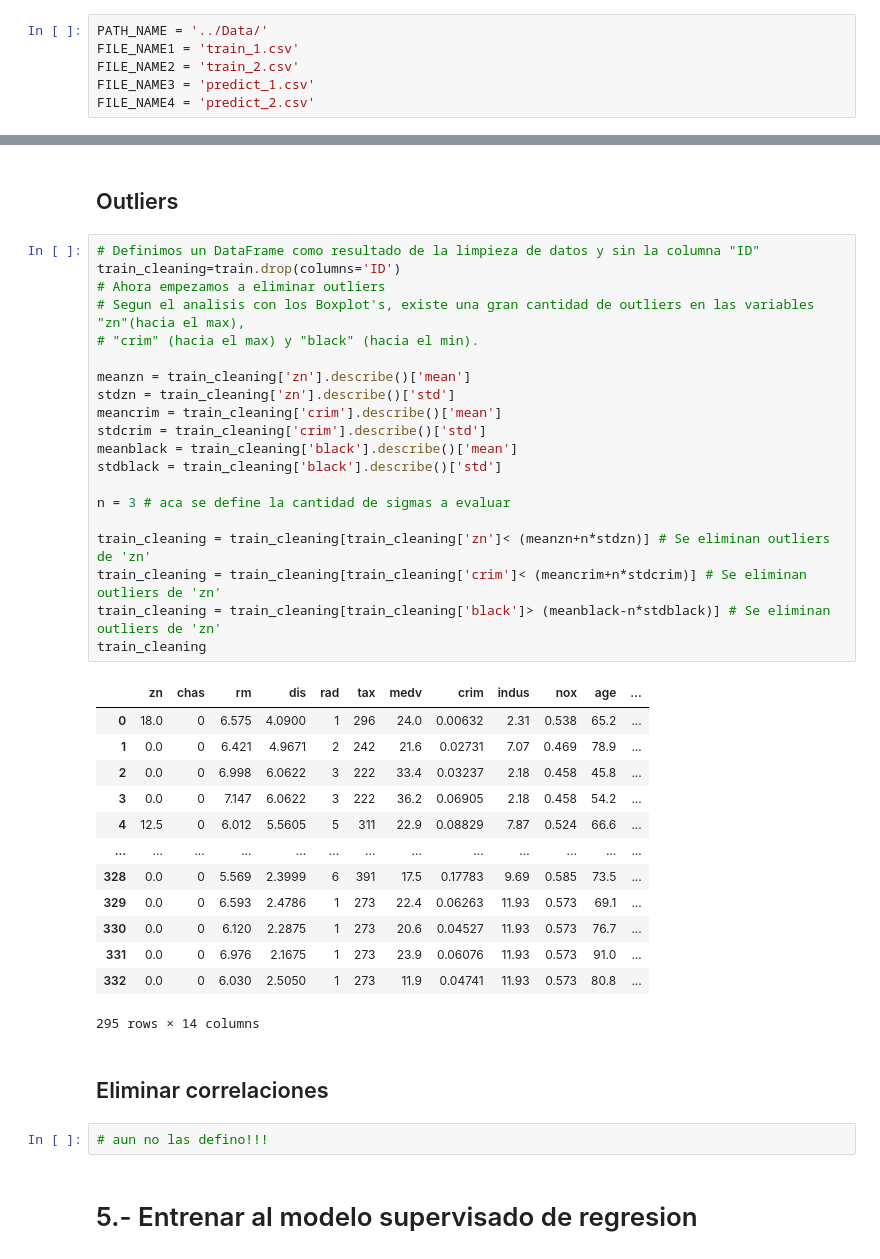
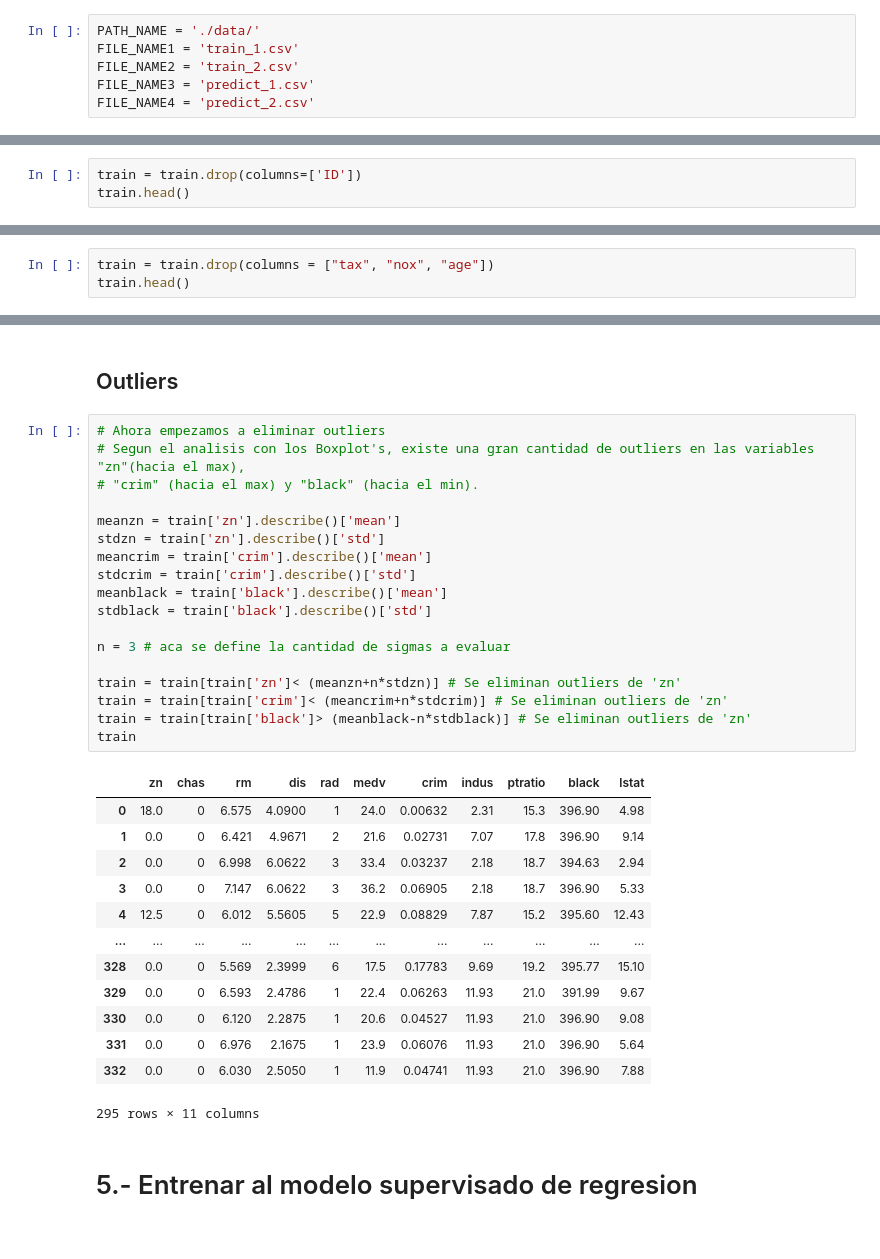
Before and after one commit to Maartin73/Data-Science-Advanced-Analytics, a Jupyter notebook: MartinR_CarranzaJ_Ejercicio_4.4.ipynb, the cells around one changed output, grey strips where cells are left out. Saved outputs shown, nothing was run; the diff lists cells and outputs as text.

```diff
--- a/MartinR_CarranzaJ_Ejercicio_4.4.ipynb
+++ b/MartinR_CarranzaJ_Ejercicio_4.4.ipynb
@@ -21,5 +56,5 @@ from sklearn import metrics
 # %%
-PATH_NAME = '../Data/'
+PATH_NAME = './data/'
 FILE_NAME1 = 'train_1.csv'
 FILE_NAME2 = 'train_2.csv'
 FILE_NAME3 = 'predict_1.csv'
@@ -219,0 +309,3 @@ Existencia de duplicados
+# %%
+train = train.drop(columns=['ID'])
+train.head()
@@ -258,0 +401,3 @@ correlation_table.where(filter_1 | filter_2).groupby('corr_columns').sum()
+# %%
+train = train.drop(columns = ["tax", "nox", "age"])
+train.head()
@@ -285,43 +438,37 @@ for col in analisis_df.columns:
 # %% [markdown]
 ## Outliers
 # %%
-# Definimos un DataFrame como resultado de la limpieza de datos y sin la columna "ID"
-train_cleaning=train.drop(columns='ID')
 # Ahora empezamos a eliminar outliers
 # Segun el analisis con los Boxplot's, existe una gran cantidad de outliers en las variables "zn"(hacia el max),
 # "crim" (hacia el max) y "black" (hacia el min).
 
-meanzn = train_cleaning['zn'].describe()['mean']
-stdzn = train_cleaning['zn'].describe()['std']
-meancrim = train_cleaning['crim'].describe()['mean']
-stdcrim = train_cleaning['crim'].describe()['std']
-meanblack = train_cleaning['black'].describe()['mean']
-stdblack = train_cleaning['black'].describe()['std']
+meanzn = train['zn'].describe()['mean']
+stdzn = train['zn'].describe()['std']
+meancrim = train['crim'].describe()['mean']
+stdcrim = train['crim'].describe()['std']
+meanblack = train['black'].describe()['mean']
+stdblack = train['black'].describe()['std']
 
 n = 3 # aca se define la cantidad de sigmas a evaluar
 
-train_cleaning = train_cleaning[train_cleaning['zn']< (meanzn+n*stdzn)] # Se eliminan outliers de 'zn'
-train_cleaning = train_cleaning[train_cleaning['crim']< (meancrim+n*stdcrim)] # Se eliminan outliers de 'zn'
-train_cleaning = train_cleaning[train_cleaning['black']> (meanblack-n*stdblack)] # Se eliminan outliers de 'zn'
-train_cleaning
+train = train[train['zn']< (meanzn+n*stdzn)] # Se eliminan outliers de 'zn'
+train = train[train['crim']< (meancrim+n*stdcrim)] # Se eliminan outliers de 'zn'
+train = train[train['black']> (meanblack-n*stdblack)] # Se eliminan outliers de 'zn'
+train
 # %% [output]
-|  | zn | chas | rm | dis | rad | tax | medv | crim | indus | nox | age | ... |
-| 0 | 18.0 | 0 | 6.575 | 4.0900 | 1 | 296 | 24.0 | 0.00632 | 2.31 | 0.538 | 65.2 | ... |
-| 1 | 0.0 | 0 | 6.421 | 4.9671 | 2 | 242 | 21.6 | 0.02731 | 7.07 | 0.469 | 78.9 | ... |
-| 2 | 0.0 | 0 | 6.998 | 6.0622 | 3 | 222 | 33.4 | 0.03237 | 2.18 | 0.458 | 45.8 | ... |
-| 3 | 0.0 | 0 | 7.147 | 6.0622 | 3 | 222 | 36.2 | 0.06905 | 2.18 | 0.458 | 54.2 | ... |
-| 4 | 12.5 | 0 | 6.012 | 5.5605 | 5 | 311 | 22.9 | 0.08829 | 7.87 | 0.524 | 66.6 | ... |
-| ... | ... | ... | ... | ... | ... | ... | ... | ... | ... | ... | ... | ... |
-| 328 | 0.0 | 0 | 5.569 | 2.3999 | 6 | 391 | 17.5 | 0.17783 | 9.69 | 0.585 | 73.5 | ... |
-| 329 | 0.0 | 0 | 6.593 | 2.4786 | 1 | 273 | 22.4 | 0.06263 | 11.93 | 0.573 | 69.1 | ... |
-| 330 | 0.0 | 0 | 6.120 | 2.2875 | 1 | 273 | 20.6 | 0.04527 | 11.93 | 0.573 | 76.7 | ... |
-| 331 | 0.0 | 0 | 6.976 | 2.1675 | 1 | 273 | 23.9 | 0.06076 | 11.93 | 0.573 | 91.0 | ... |
-| 332 | 0.0 | 0 | 6.030 | 2.5050 | 1 | 273 | 11.9 | 0.04741 | 11.93 | 0.573 | 80.8 | ... |
+|  | zn | chas | rm | dis | rad | medv | crim | indus | ptratio | black | lstat |
+| 0 | 18.0 | 0 | 6.575 | 4.0900 | 1 | 24.0 | 0.00632 | 2.31 | 15.3 | 396.90 | 4.98 |
+| 1 | 0.0 | 0 | 6.421 | 4.9671 | 2 | 21.6 | 0.02731 | 7.07 | 17.8 | 396.90 | 9.14 |
+| 2 | 0.0 | 0 | 6.998 | 6.0622 | 3 | 33.4 | 0.03237 | 2.18 | 18.7 | 394.63 | 2.94 |
+| 3 | 0.0 | 0 | 7.147 | 6.0622 | 3 | 36.2 | 0.06905 | 2.18 | 18.7 | 396.90 | 5.33 |
+| 4 | 12.5 | 0 | 6.012 | 5.5605 | 5 | 22.9 | 0.08829 | 7.87 | 15.2 | 395.60 | 12.43 |
+| ... | ... | ... | ... | ... | ... | ... | ... | ... | ... | ... | ... |
+| 328 | 0.0 | 0 | 5.569 | 2.3999 | 6 | 17.5 | 0.17783 | 9.69 | 19.2 | 395.77 | 15.10 |
+| 329 | 0.0 | 0 | 6.593 | 2.4786 | 1 | 22.4 | 0.06263 | 11.93 | 21.0 | 391.99 | 9.67 |
+| 330 | 0.0 | 0 | 6.120 | 2.2875 | 1 | 20.6 | 0.04527 | 11.93 | 21.0 | 396.90 | 9.08 |
+| 331 | 0.0 | 0 | 6.976 | 2.1675 | 1 | 23.9 | 0.06076 | 11.93 | 21.0 | 396.90 | 5.64 |
+| 332 | 0.0 | 0 | 6.030 | 2.5050 | 1 | 11.9 | 0.04741 | 11.93 | 21.0 | 396.90 | 7.88 |
-295 rows × 14 columns
+295 rows × 11 columns
-# %% [markdown]
-## Eliminar correlaciones
-# %%
-# aun no las defino!!!
 # %% [markdown]
 # 5.- Entrenar al modelo supervisado de regresion
 # %% [markdown]
```
Also changed, not shown: parts of 49 cells of this notebook.
